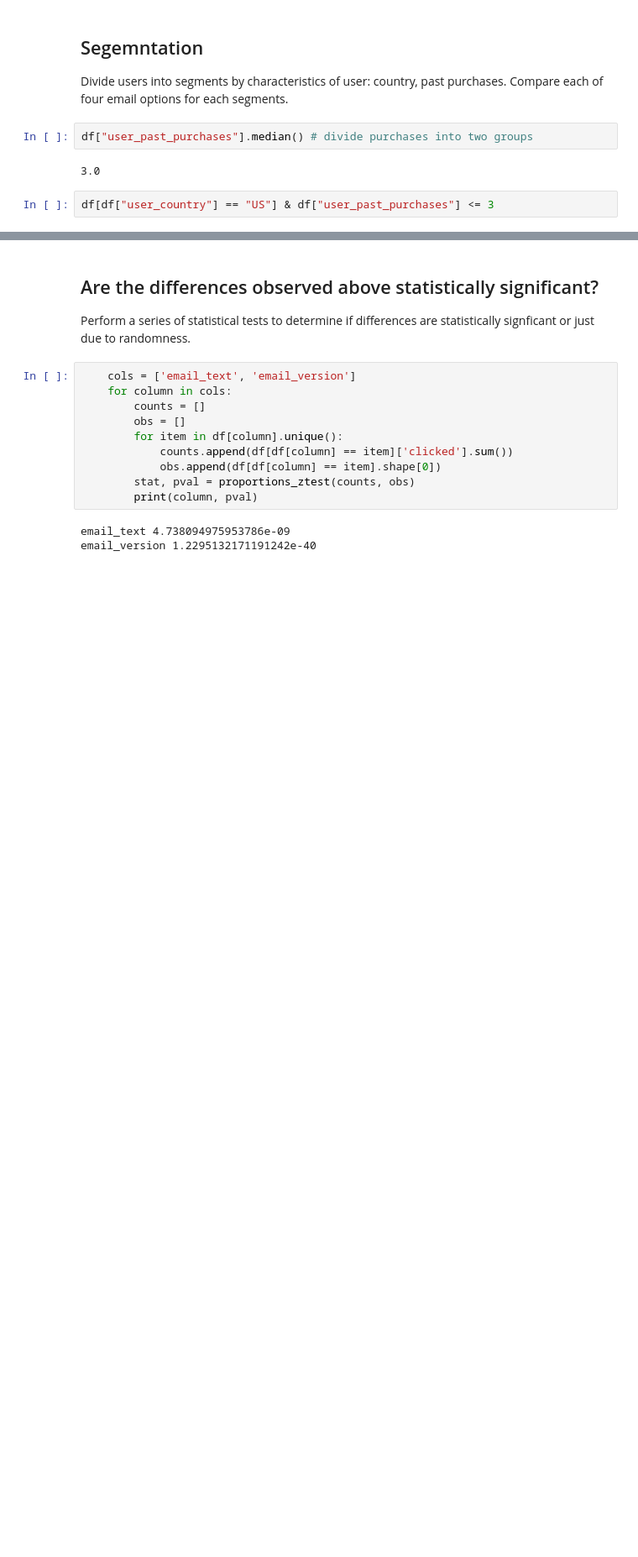
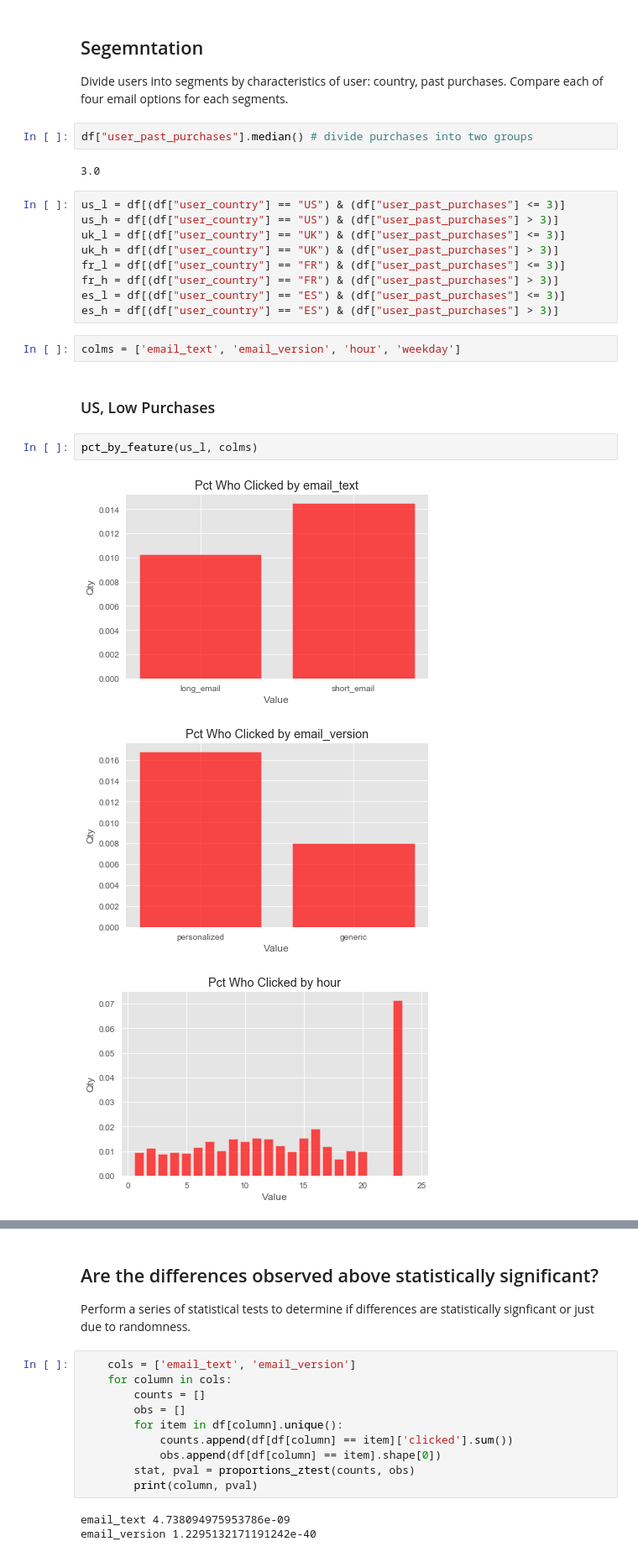
Before and after one commit to jeremymiller00/email_marketing, a Jupyter notebook: email_marketing_report.ipynb, the cells around one changed output, grey strips where cells are left out. Shown at 84% size. Saved outputs shown, nothing was run; the diff lists cells and outputs as text; blank space fills up the shorter version.

```diff
--- a/email_marketing_report.ipynb
+++ b/email_marketing_report.ipynb
@@ -79,5 +79,22 @@ Divide users into segments by characteristics of user: country, past purchases.
 df["user_past_purchases"].median() # divide purchases into two groups
 # %% [output]
 3.0
-# %%
-df[df["user_country"] == "US"] & df["user_past_purchases"] <= 3
+# %%
+us_l = df[(df["user_country"] == "US") & (df["user_past_purchases"] <= 3)]
+us_h = df[(df["user_country"] == "US") & (df["user_past_purchases"] > 3)]
+uk_l = df[(df["user_country"] == "UK") & (df["user_past_purchases"] <= 3)]
+uk_h = df[(df["user_country"] == "UK") & (df["user_past_purchases"] > 3)]
+fr_l = df[(df["user_country"] == "FR") & (df["user_past_purchases"] <= 3)]
+fr_h = df[(df["user_country"] == "FR") & (df["user_past_purchases"] > 3)]
+es_l = df[(df["user_country"] == "ES") & (df["user_past_purchases"] <= 3)]
+es_h = df[(df["user_country"] == "ES") & (df["user_past_purchases"] > 3)]
+# %%
+colms = ['email_text', 'email_version', 'hour', 'weekday']
+# %% [markdown]
+### US, Low Purchases
+# %%
+pct_by_feature(us_l, colms)
+# %% [output]
+[figure, added]
+[figure, added]
+[figure, added]
```
Also changed, not shown: parts of 4 cells of this notebook, 1 other file.
